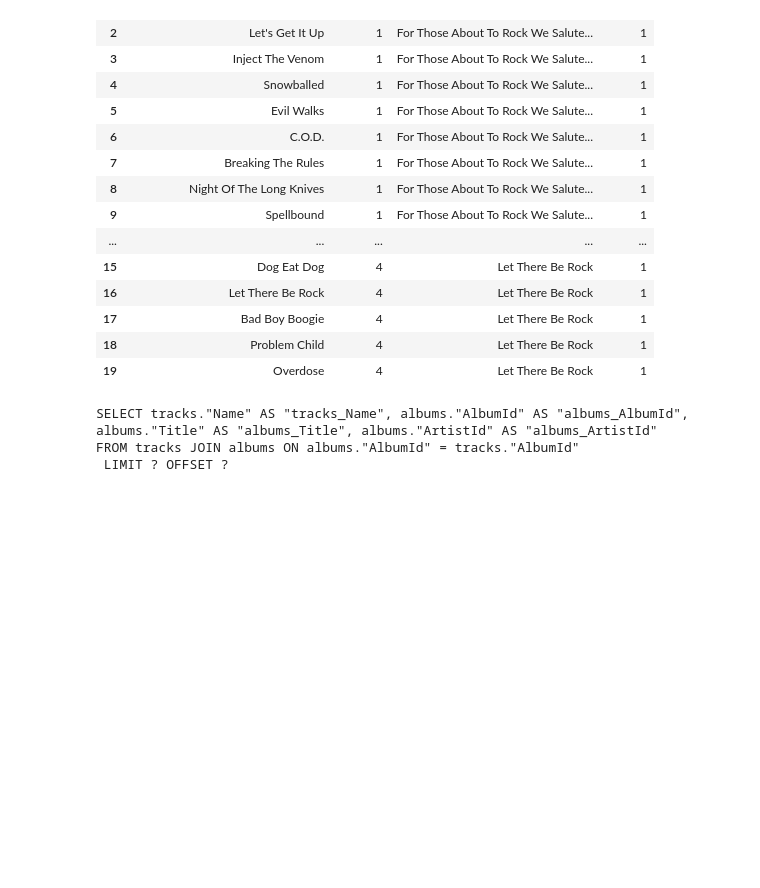
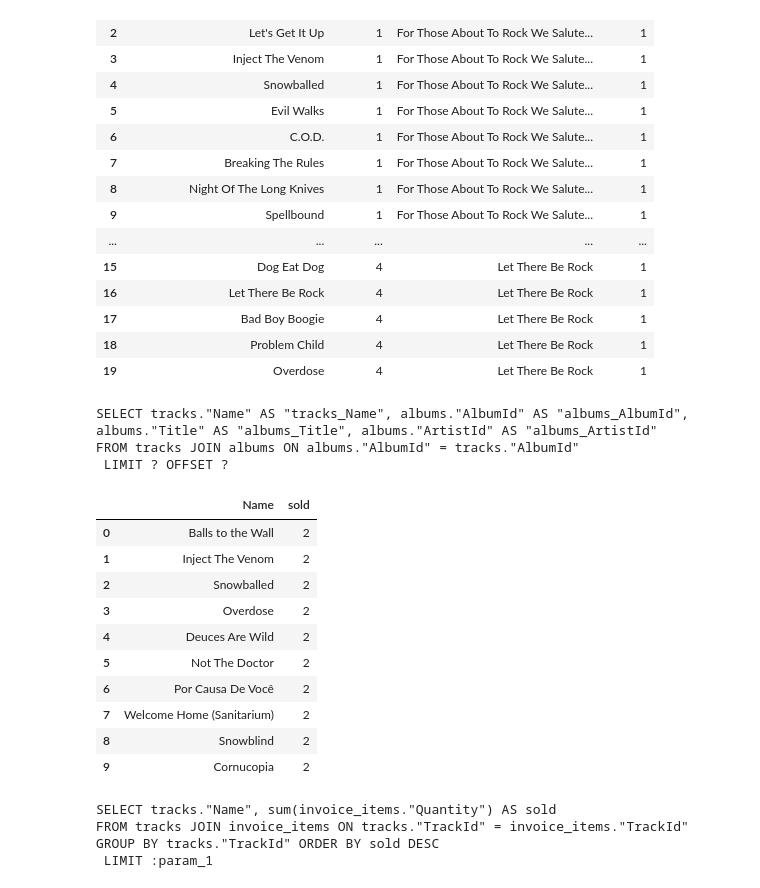
Before and after one commit to AsishGYT/Practice-Codes, a Jupyter notebook: python_db_connection.ipynb, the cells around one changed output. Saved outputs shown, nothing was run; the diff lists cells and outputs as text; code cells hidden in the pictures; blank space fills up the shorter version.

```diff
--- a/python_db_connection.ipynb
+++ b/python_db_connection.ipynb
@@ -174,0 +178,27 @@ FROM tracks JOIN albums ON albums."AlbumId" = tracks."AlbumId"
+# %%
+items = Base.classes['invoice_items']
+
+from sqlalchemy import func, column
+
+query = select([tracks.Name, func.sum(items.Quantity).label('sold')]) \
+            .select_from(join(tracks, items)) \
+            .group_by(tracks.TrackId) \
+            .order_by(column('sold').desc()) \
+            .limit(10)
+
+display_results(query)
+# %% [output]
+|  | Name | sold |
+| 0 | Balls to the Wall | 2 |
+| 1 | Inject The Venom | 2 |
+| 2 | Snowballed | 2 |
+| 3 | Overdose | 2 |
+| 4 | Deuces Are Wild | 2 |
+| 5 | Not The Doctor | 2 |
+| 6 | Por Causa De Você | 2 |
+| 7 | Welcome Home (Sanitarium) | 2 |
+| 8 | Snowblind | 2 |
+| 9 | Cornucopia | 2 |
+SELECT tracks."Name", sum(invoice_items."Quantity") AS sold
+FROM tracks JOIN invoice_items ON tracks."TrackId" = invoice_items."TrackId" GROUP BY tracks."TrackId" ORDER BY sold DESC
+ LIMIT :param_1
```
Also changed, not shown: parts of 1 cell of this notebook.
